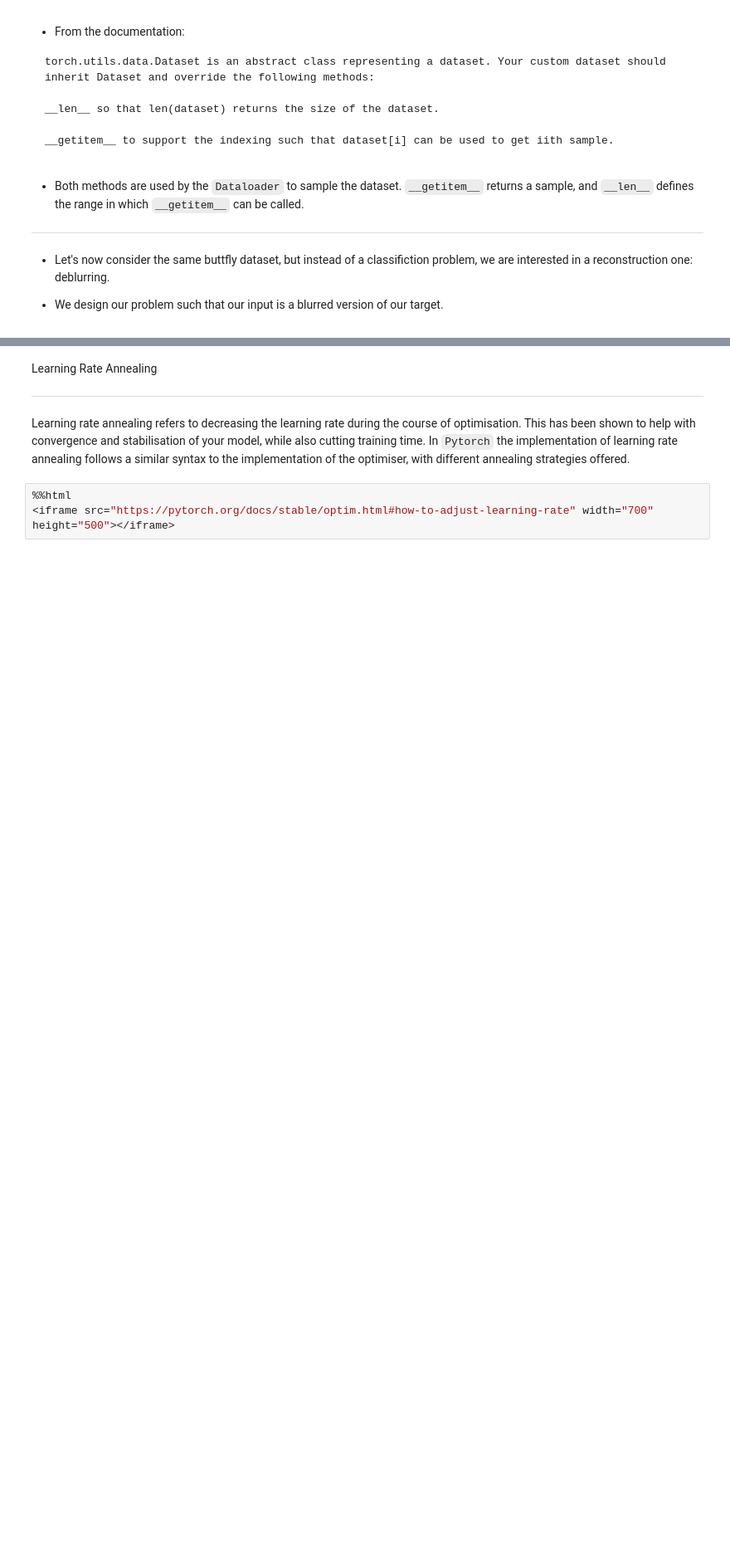
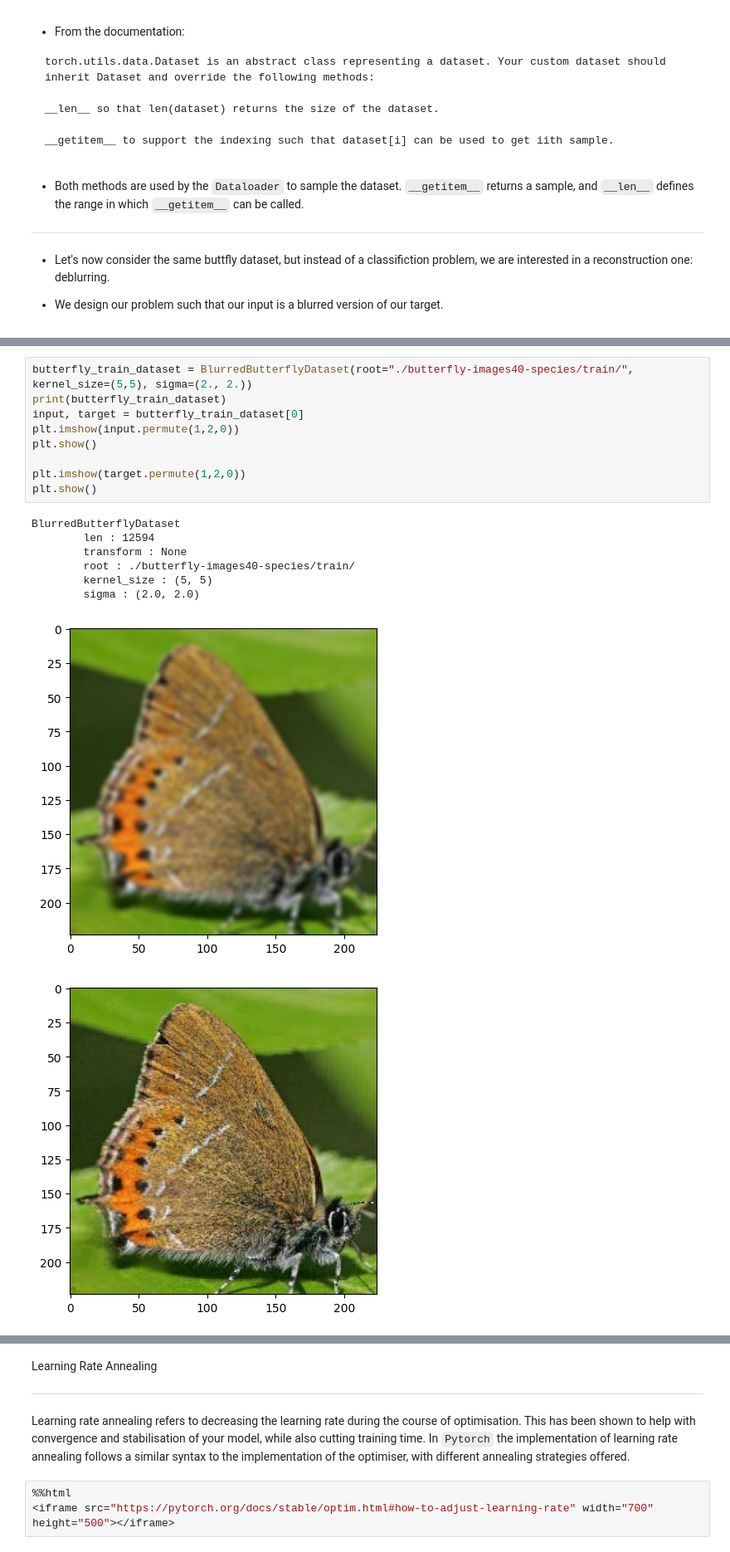
Before and after one commit to edsml-rl1623/DeepLearning, a Jupyter notebook: Day03-PyTorch/Day03-Intro_to_Pytorch_morning_codealong.ipynb, the cells around one changed output, grey strips where cells are left out. Shown at 83% size. Saved outputs shown, nothing was run; the diff lists cells and outputs as text; blank space fills up the shorter version.

```diff
--- a/Day03-PyTorch/Day03-Intro_to_Pytorch_morning_codealong.ipynb
+++ b/Day03-PyTorch/Day03-Intro_to_Pytorch_morning_codealong.ipynb
@@ -632,3 +937,21 @@ input, target = ###
+# %%
+butterfly_train_dataset = BlurredButterflyDataset(root="./butterfly-images40-species/train/", kernel_size=(5,5), sigma=(2., 2.))
+print(butterfly_train_dataset)
+input, target = butterfly_train_dataset[0]
+plt.imshow(input.permute(1,2,0))
+plt.show()
+
+plt.imshow(target.permute(1,2,0))
+plt.show()
+# %% [output]
+BlurredButterflyDataset
+        len : 12594
+        transform : None
+        root : ./butterfly-images40-species/train/
+        kernel_size : (5, 5)
+        sigma : (2.0, 2.0)
+[figure, added]
+[figure, added]
 # %% [markdown]
 ## Further considerations
 
```
Also changed, not shown: parts of 46 cells of this notebook.
